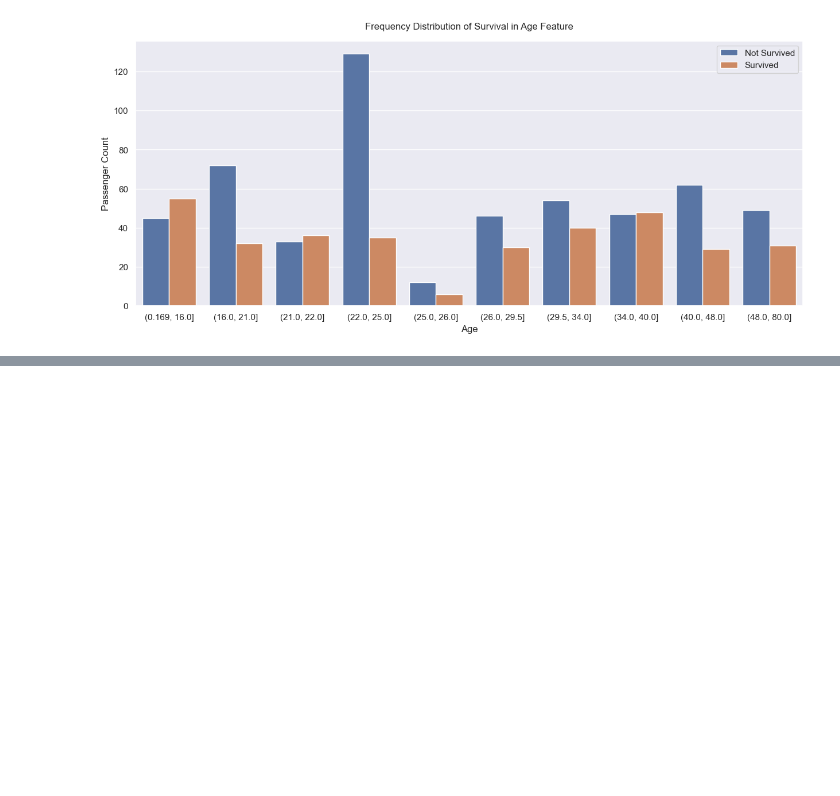
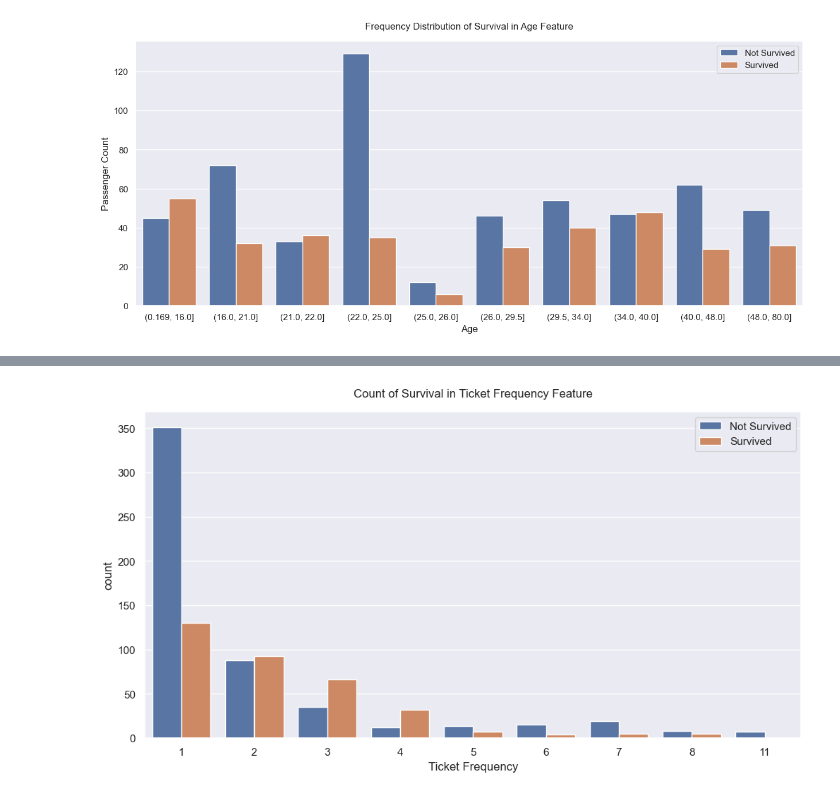
Before and after one commit to subtlewow/kaggle_comps, a Jupyter notebook: titanic/titanic.ipynb, the cells around one changed output, grey strips where cells are left out. Drawn from its saved outputs; the diff is of its cells as text; code cells hidden in the pictures; blank space fills up the shorter version.

```diff
--- a/titanic/titanic.ipynb
+++ b/titanic/titanic.ipynb
@@ -928,0 +990,8 @@ Creating a new feature `Family_Size` which will better represent features `Parch
+# %%
+fig=plt.figure(figsize=(12,6))
+sns.countplot(data=df_all, x='Ticket Frequency', hue='Survived')
+plt.legend(['Not Survived', 'Survived'])
+plt.title('Count of Survival in Ticket Frequency Feature', pad=15)
+plt.show()
+# %% [output]
+[figure, added]
```
Also changed, not shown: parts of 15 cells of this notebook.
